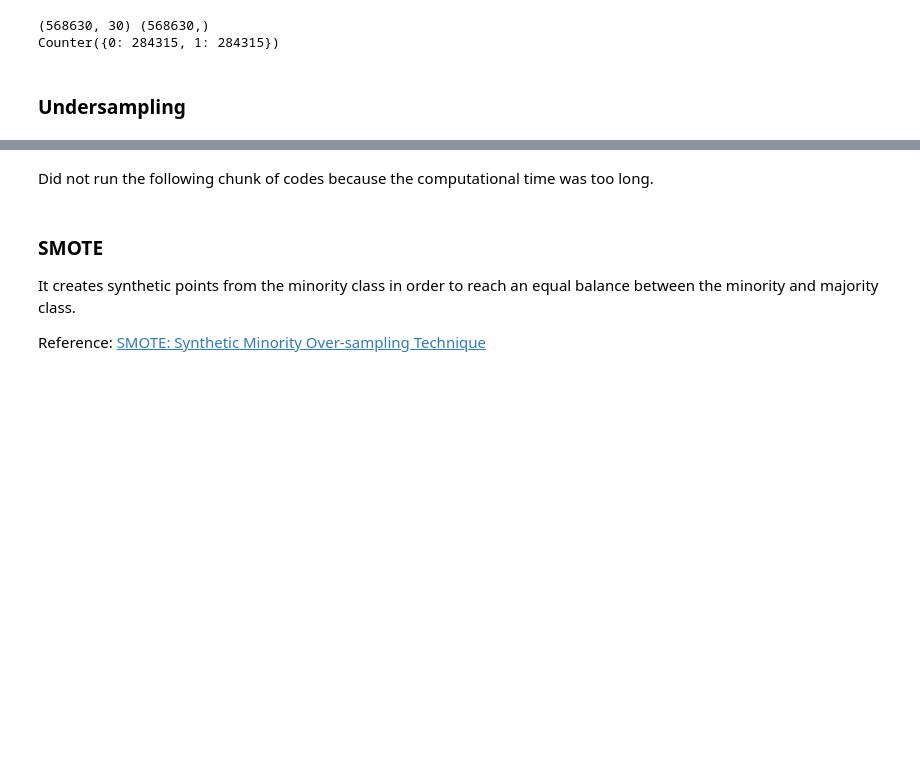
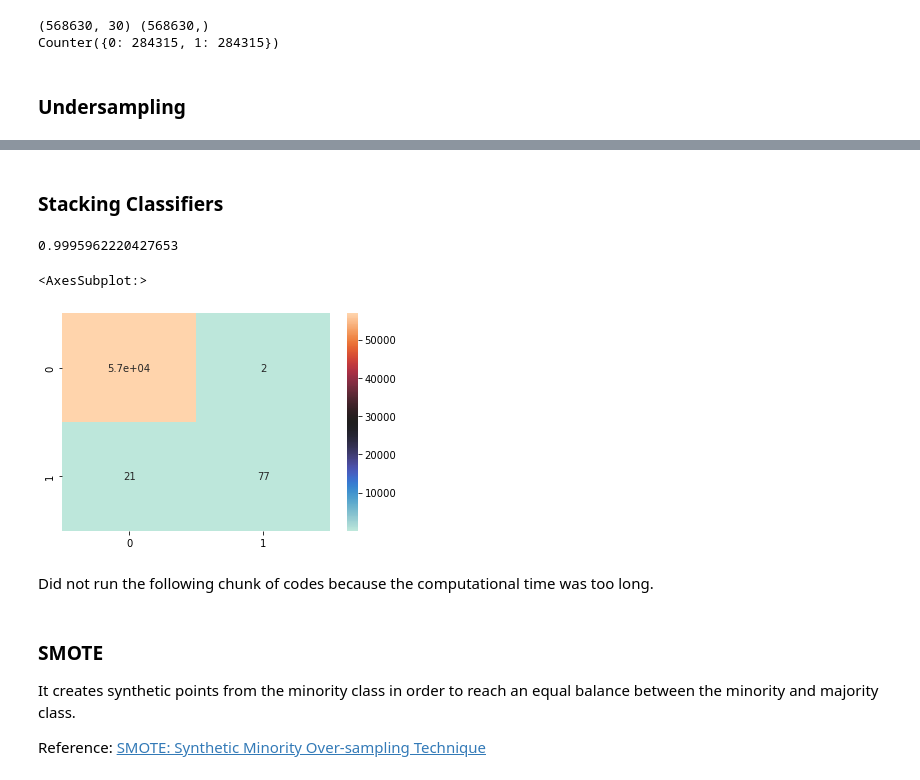
Before and after one commit to laxmandahal/machine-learning-projects, a Jupyter notebook: FraudDetection.ipynb, the cells around one changed output, grey strips where cells are left out. Cells and saved outputs as stored; diff of their text form; code cells hidden in the pictures; blank space fills up the shorter version.

Commit message:
Add stacked clf

```diff
--- a/FraudDetection.ipynb
+++ b/FraudDetection.ipynb
@@ -222,3 +223,20 @@ performance_undersampling.head(n=10)
+# %% [markdown]
+### Stacking Classifiers
+# %%
+from sklearn.ensemble import StackingClassifier
+
+baseline_models = [('knn', KNeighborsClassifier()), ('rf',RandomForestClassifier())]
+stacked_classifier = StackingClassifier(estimators = baseline_models, final_estimator = None,
+                                        passthrough = True, cv = 5) #default final estimator is Logistic
+stacked_classifier.fit(X_train, y_train)
+print(stacked_classifier.score(X_test, y_test))
+y_pred = stacked_classifier.predict(X_test)
+conf_matrix = confusion_matrix(y_test, y_pred)
+sns.heatmap(conf_matrix, annot = True, cmap = 'icefire')
+# %% [output]
+0.9995962220427653
+<AxesSubplot:>
+[figure, added]
 # %% [markdown]
 Did not run the following chunk of codes because the computational time was too long.
 # %% [markdown]
```
Also changed, not shown: parts of 2 cells of this notebook.
